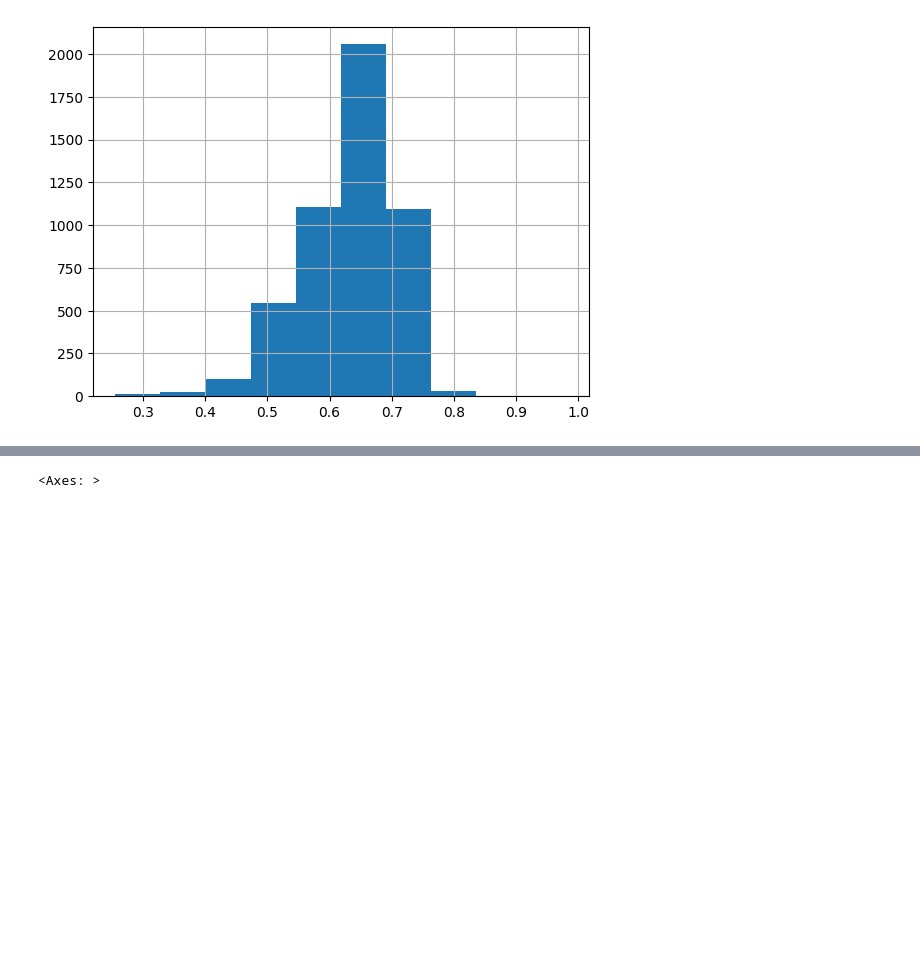
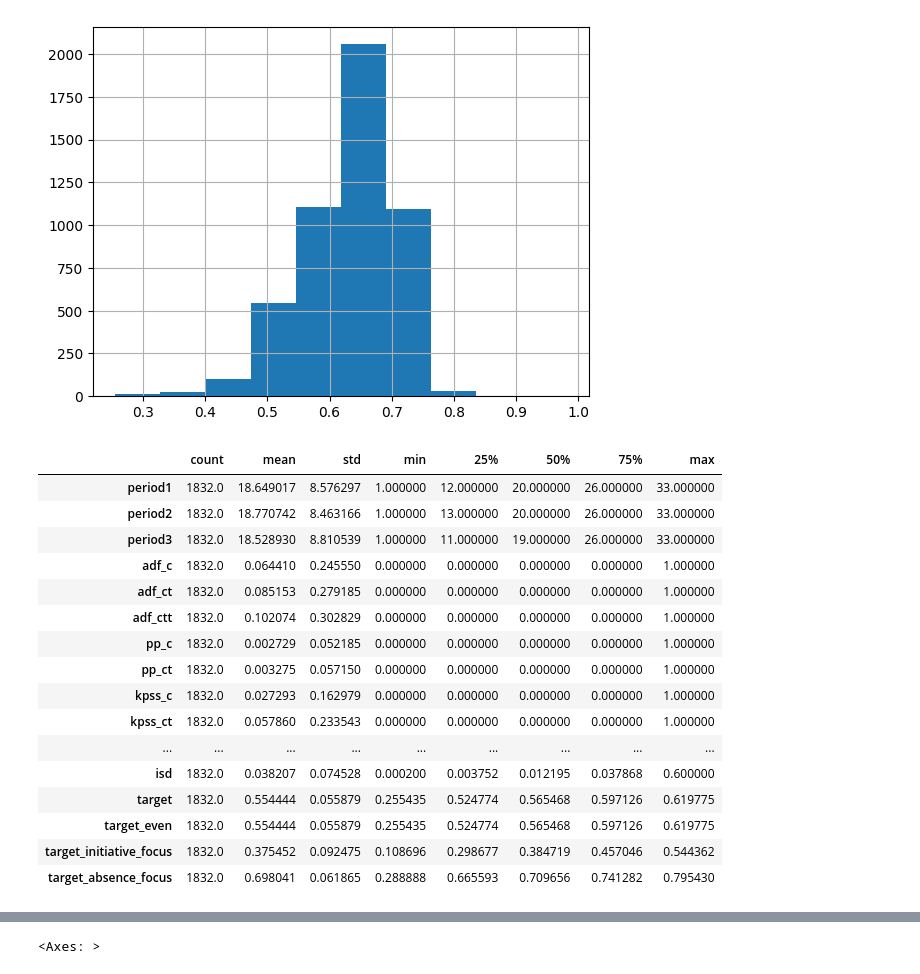
Before and after one commit to fedorbondar/tempo-performance, a Jupyter notebook: notebooks/weighted_metrics.ipynb, the cells around one changed output, grey strips where cells are left out. Saved outputs shown, nothing was run; the diff lists cells and outputs as text; code cells hidden in the pictures; blank space fills up the shorter version.

```diff
--- a/notebooks/weighted_metrics.ipynb
+++ b/notebooks/weighted_metrics.ipynb
@@ -31,3 +50,23 @@ df['target_even'].hist()
 # %% [output]
 <Axes: >
 [figure]
+# %%
+df[df['target_even'] < 0.62].describe().T
+# %% [output]
+|  | count | mean | std | min | 25% | 50% | 75% | max |
+| period1 | 1832.0 | 18.649017 | 8.576297 | 1.000000 | 12.000000 | 20.000000 | 26.000000 | 33.000000 |
+| period2 | 1832.0 | 18.770742 | 8.463166 | 1.000000 | 13.000000 | 20.000000 | 26.000000 | 33.000000 |
+| period3 | 1832.0 | 18.528930 | 8.810539 | 1.000000 | 11.000000 | 19.000000 | 26.000000 | 33.000000 |
+| adf_c | 1832.0 | 0.064410 | 0.245550 | 0.000000 | 0.000000 | 0.000000 | 0.000000 | 1.000000 |
+| adf_ct | 1832.0 | 0.085153 | 0.279185 | 0.000000 | 0.000000 | 0.000000 | 0.000000 | 1.000000 |
+| adf_ctt | 1832.0 | 0.102074 | 0.302829 | 0.000000 | 0.000000 | 0.000000 | 0.000000 | 1.000000 |
+| pp_c | 1832.0 | 0.002729 | 0.052185 | 0.000000 | 0.000000 | 0.000000 | 0.000000 | 1.000000 |
+| pp_ct | 1832.0 | 0.003275 | 0.057150 | 0.000000 | 0.000000 | 0.000000 | 0.000000 | 1.000000 |
+| kpss_c | 1832.0 | 0.027293 | 0.162979 | 0.000000 | 0.000000 | 0.000000 | 0.000000 | 1.000000 |
+| kpss_ct | 1832.0 | 0.057860 | 0.233543 | 0.000000 | 0.000000 | 0.000000 | 0.000000 | 1.000000 |
+| ... | ... | ... | ... | ... | ... | ... | ... | ... |
+| isd | 1832.0 | 0.038207 | 0.074528 | 0.000200 | 0.003752 | 0.012195 | 0.037868 | 0.600000 |
+| target | 1832.0 | 0.554444 | 0.055879 | 0.255435 | 0.524774 | 0.565468 | 0.597126 | 0.619775 |
+| target_even | 1832.0 | 0.554444 | 0.055879 | 0.255435 | 0.524774 | 0.565468 | 0.597126 | 0.619775 |
+| target_initiative_focus | 1832.0 | 0.375452 | 0.092475 | 0.108696 | 0.298677 | 0.384719 | 0.457046 | 0.544362 |
+| target_absence_focus | 1832.0 | 0.698041 | 0.061865 | 0.288888 | 0.665593 | 0.709656 | 0.741282 | 0.795430 |
```
Also changed, not shown: parts of 12 cells of this notebook, 1 other file.
